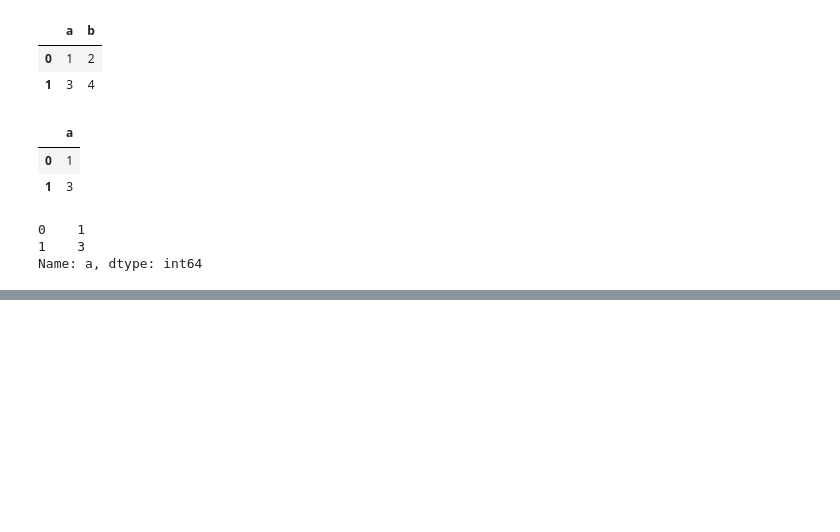
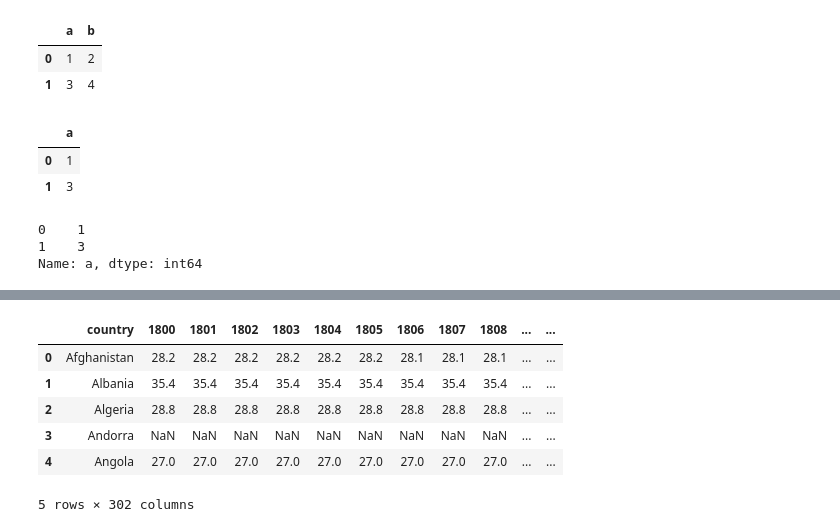
Before and after one commit to juck30808/juck30808, a Jupyter notebook: Pandas-Melt_Squeeze.ipynb, the cells around one changed output, grey strips where cells are left out. Saved outputs shown, nothing was run; the diff lists cells and outputs as text; code cells hidden in the pictures; blank space fills up the shorter version.

```diff
--- a/Pandas-Melt_Squeeze.ipynb
+++ b/Pandas-Melt_Squeeze.ipynb
@@ -119,0 +108,12 @@ Name: a, dtype: int64
+# %%
+import pandas as pd
+df = pd.read_csv('input/life_expectancy_years.csv')
+df.head()
+# %% [output]
+|  | country | 1800 | 1801 | 1802 | 1803 | 1804 | 1805 | 1806 | 1807 | 1808 | ... | ... |
+| 0 | Afghanistan | 28.2 | 28.2 | 28.2 | 28.2 | 28.2 | 28.2 | 28.1 | 28.1 | 28.1 | ... | ... |
+| 1 | Albania | 35.4 | 35.4 | 35.4 | 35.4 | 35.4 | 35.4 | 35.4 | 35.4 | 35.4 | ... | ... |
+| 2 | Algeria | 28.8 | 28.8 | 28.8 | 28.8 | 28.8 | 28.8 | 28.8 | 28.8 | 28.8 | ... | ... |
+| 3 | Andorra | NaN | NaN | NaN | NaN | NaN | NaN | NaN | NaN | NaN | ... | ... |
+| 4 | Angola | 27.0 | 27.0 | 27.0 | 27.0 | 27.0 | 27.0 | 27.0 | 27.0 | 27.0 | ... | ... |
+5 rows × 302 columns
```
Also changed, not shown: parts of 11 cells of this notebook, 45 other files.
